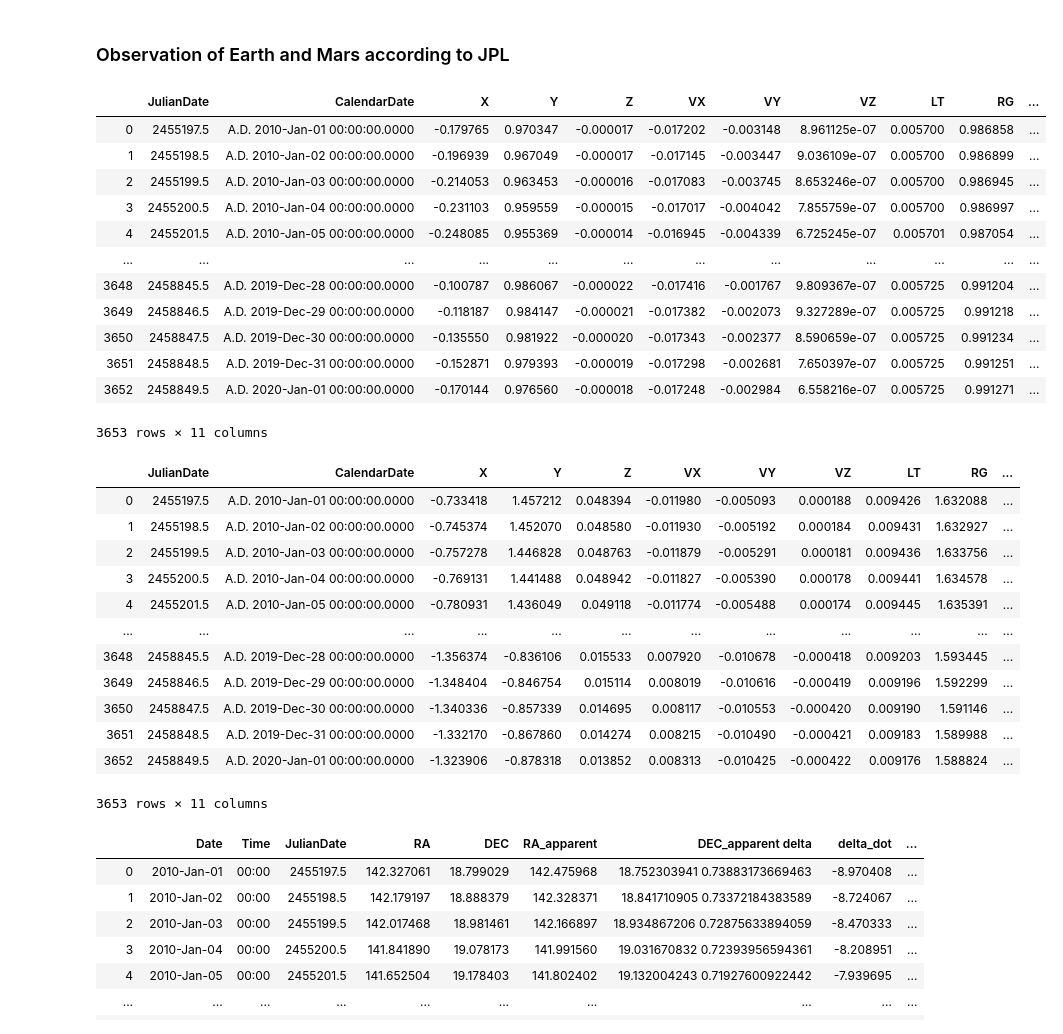
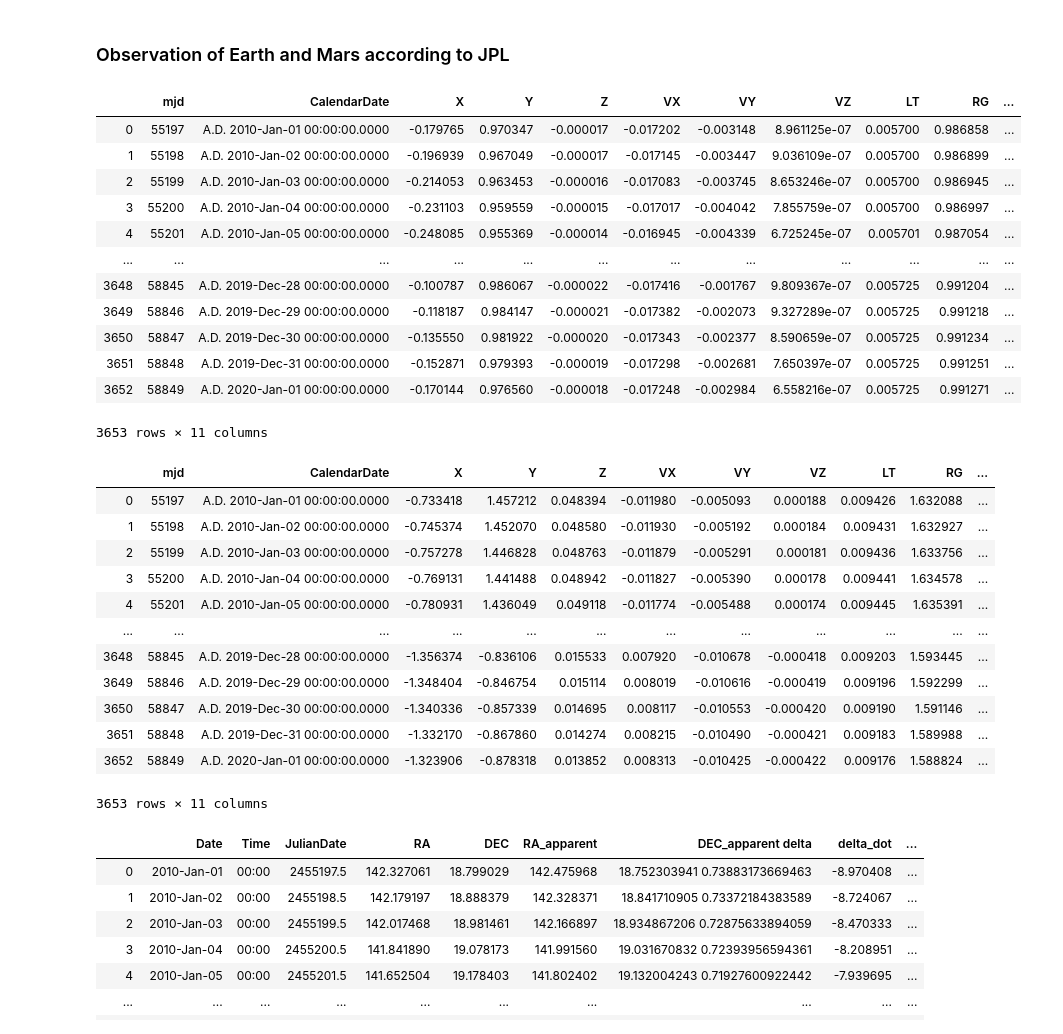
Before and after one commit to memanuel/kepler-sieve, a Jupyter notebook: src/RA_DEC_mars_series.ipynb, the cells around one changed output. Cells and saved outputs as stored; diff of their text form; code cells hidden in the pictures.

Commit message:
added data files for testing; updated notebook

```diff
--- a/src/RA_DEC_mars_series.ipynb
+++ b/src/RA_DEC_mars_series.ipynb
@@ -19,45 +19,60 @@ light_speed
 $0.12023933 \; \mathrm{\frac{AU}{min}}$
 # %% [markdown]
 ### Observation of Earth and Mars according to JPL
+# %%
+def add_mjd_col(df):
+    """Add a new column to a DataFrame with the MJD"""
+    # Add column for mjd
+    df['mjd'] = (df['JulianDate'] - 2400000.5).astype(np.int32)
+    # Order columns
+    columns = df.columns.tolist()
+    n_col = len(columns)
+    columns_new = columns[n_col-1:n_col] + columns[1:n_col-1]
+    df = df[columns_new]
+    return df
 # %%
 # Load the JPL position of Earth as CSV
 df_earth = pd.read_csv('../data/jpl/testing/vectors-earth.txt', index_col=False)
+# Add column for mjd
+df_earth = add_mjd_col(df_earth)
 
 # Display the dataframe
 df_earth
 # %% [output]
-|  | JulianDate | CalendarDate | X | Y | Z | VX | VY | VZ | LT | RG | ... |
-| 0 | 2455197.5 | A.D. 2010-Jan-01 00:00:00.0000 | -0.179765 | 0.970347 | -0.000017 | -0.017202 | -0.003148 | 8.961125e-07 | 0.005700 | 0.986858 | ... |
-| 1 | 2455198.5 | A.D. 2010-Jan-02 00:00:00.0000 | -0.196939 | 0.967049 | -0.000017 | -0.017145 | -0.003447 | 9.036109e-07 | 0.005700 | 0.986899 | ... |
-| 2 | 2455199.5 | A.D. 2010-Jan-03 00:00:00.0000 | -0.214053 | 0.963453 | -0.000016 | -0.017083 | -0.003745 | 8.653246e-07 | 0.005700 | 0.986945 | ... |
-| 3 | 2455200.5 | A.D. 2010-Jan-04 00:00:00.0000 | -0.231103 | 0.959559 | -0.000015 | -0.017017 | -0.004042 | 7.855759e-07 | 0.005700 | 0.986997 | ... |
-| 4 | 2455201.5 | A.D. 2010-Jan-05 00:00:00.0000 | -0.248085 | 0.955369 | -0.000014 | -0.016945 | -0.004339 | 6.725245e-07 | 0.005701 | 0.987054 | ... |
+|  | mjd | CalendarDate | X | Y | Z | VX | VY | VZ | LT | RG | ... |
+| 0 | 55197 | A.D. 2010-Jan-01 00:00:00.0000 | -0.179765 | 0.970347 | -0.000017 | -0.017202 | -0.003148 | 8.961125e-07 | 0.005700 | 0.986858 | ... |
+| 1 | 55198 | A.D. 2010-Jan-02 00:00:00.0000 | -0.196939 | 0.967049 | -0.000017 | -0.017145 | -0.003447 | 9.036109e-07 | 0.005700 | 0.986899 | ... |
+| 2 | 55199 | A.D. 2010-Jan-03 00:00:00.0000 | -0.214053 | 0.963453 | -0.000016 | -0.017083 | -0.003745 | 8.653246e-07 | 0.005700 | 0.986945 | ... |
+| 3 | 55200 | A.D. 2010-Jan-04 00:00:00.0000 | -0.231103 | 0.959559 | -0.000015 | -0.017017 | -0.004042 | 7.855759e-07 | 0.005700 | 0.986997 | ... |
+| 4 | 55201 | A.D. 2010-Jan-05 00:00:00.0000 | -0.248085 | 0.955369 | -0.000014 | -0.016945 | -0.004339 | 6.725245e-07 | 0.005701 | 0.987054 | ... |
 | ... | ... | ... | ... | ... | ... | ... | ... | ... | ... | ... | ... |
-| 3648 | 2458845.5 | A.D. 2019-Dec-28 00:00:00.0000 | -0.100787 | 0.986067 | -0.000022 | -0.017416 | -0.001767 | 9.809367e-07 | 0.005725 | 0.991204 | ... |
-| 3649 | 2458846.5 | A.D. 2019-Dec-29 00:00:00.0000 | -0.118187 | 0.984147 | -0.000021 | -0.017382 | -0.002073 | 9.327289e-07 | 0.005725 | 0.991218 | ... |
-| 3650 | 2458847.5 | A.D. 2019-Dec-30 00:00:00.0000 | -0.135550 | 0.981922 | -0.000020 | -0.017343 | -0.002377 | 8.590659e-07 | 0.005725 | 0.991234 | ... |
-| 3651 | 2458848.5 | A.D. 2019-Dec-31 00:00:00.0000 | -0.152871 | 0.979393 | -0.000019 | -0.017298 | -0.002681 | 7.650397e-07 | 0.005725 | 0.991251 | ... |
-| 3652 | 2458849.5 | A.D. 2020-Jan-01 00:00:00.0000 | -0.170144 | 0.976560 | -0.000018 | -0.017248 | -0.002984 | 6.558216e-07 | 0.005725 | 0.991271 | ... |
+| 3648 | 58845 | A.D. 2019-Dec-28 00:00:00.0000 | -0.100787 | 0.986067 | -0.000022 | -0.017416 | -0.001767 | 9.809367e-07 | 0.005725 | 0.991204 | ... |
+| 3649 | 58846 | A.D. 2019-Dec-29 00:00:00.0000 | -0.118187 | 0.984147 | -0.000021 | -0.017382 | -0.002073 | 9.327289e-07 | 0.005725 | 0.991218 | ... |
+| 3650 | 58847 | A.D. 2019-Dec-30 00:00:00.0000 | -0.135550 | 0.981922 | -0.000020 | -0.017343 | -0.002377 | 8.590659e-07 | 0.005725 | 0.991234 | ... |
+| 3651 | 58848 | A.D. 2019-Dec-31 00:00:00.0000 | -0.152871 | 0.979393 | -0.000019 | -0.017298 | -0.002681 | 7.650397e-07 | 0.005725 | 0.991251 | ... |
+| 3652 | 58849 | A.D. 2020-Jan-01 00:00:00.0000 | -0.170144 | 0.976560 | -0.000018 | -0.017248 | -0.002984 | 6.558216e-07 | 0.005725 | 0.991271 | ... |
 3653 rows × 11 columns
 # %%
 # Load the JPL position of Mars as CSV
 df_mars = pd.read_csv('../data/jpl/testing/vectors-mars.txt', index_col=False)
+# Add column for mjd
+df_mars = add_mjd_col(df_mars)
 
 # Display the dataframe
 df_mars
 # %% [output]
-|  | JulianDate | CalendarDate | X | Y | Z | VX | VY | VZ | LT | RG | ... |
-| 0 | 2455197.5 | A.D. 2010-Jan-01 00:00:00.0000 | -0.733418 | 1.457212 | 0.048394 | -0.011980 | -0.005093 | 0.000188 | 0.009426 | 1.632088 | ... |
-| 1 | 2455198.5 | A.D. 2010-Jan-02 00:00:00.0000 | -0.745374 | 1.452070 | 0.048580 | -0.011930 | -0.005192 | 0.000184 | 0.009431 | 1.632927 | ... |
-| 2 | 2455199.5 | A.D. 2010-Jan-03 00:00:00.0000 | -0.757278 | 1.446828 | 0.048763 | -0.011879 | -0.005291 | 0.000181 | 0.009436 | 1.633756 | ... |
-| 3 | 2455200.5 | A.D. 2010-Jan-04 00:00:00.0000 | -0.769131 | 1.441488 | 0.048942 | -0.011827 | -0.005390 | 0.000178 | 0.009441 | 1.634578 | ... |
-| 4 | 2455201.5 | A.D. 2010-Jan-05 00:00:00.0000 | -0.780931 | 1.436049 | 0.049118 | -0.011774 | -0.005488 | 0.000174 | 0.009445 | 1.635391 | ... |
+|  | mjd | CalendarDate | X | Y | Z | VX | VY | VZ | LT | RG | ... |
+| 0 | 55197 | A.D. 2010-Jan-01 00:00:00.0000 | -0.733418 | 1.457212 | 0.048394 | -0.011980 | -0.005093 | 0.000188 | 0.009426 | 1.632088 | ... |
+| 1 | 55198 | A.D. 2010-Jan-02 00:00:00.0000 | -0.745374 | 1.452070 | 0.048580 | -0.011930 | -0.005192 | 0.000184 | 0.009431 | 1.632927 | ... |
+| 2 | 55199 | A.D. 2010-Jan-03 00:00:00.0000 | -0.757278 | 1.446828 | 0.048763 | -0.011879 | -0.005291 | 0.000181 | 0.009436 | 1.633756 | ... |
+| 3 | 55200 | A.D. 2010-Jan-04 00:00:00.0000 | -0.769131 | 1.441488 | 0.048942 | -0.011827 | -0.005390 | 0.000178 | 0.009441 | 1.634578 | ... |
+| 4 | 55201 | A.D. 2010-Jan-05 00:00:00.0000 | -0.780931 | 1.436049 | 0.049118 | -0.011774 | -0.005488 | 0.000174 | 0.009445 | 1.635391 | ... |
 | ... | ... | ... | ... | ... | ... | ... | ... | ... | ... | ... | ... |
-| 3648 | 2458845.5 | A.D. 2019-Dec-28 00:00:00.0000 | -1.356374 | -0.836106 | 0.015533 | 0.007920 | -0.010678 | -0.000418 | 0.009203 | 1.593445 | ... |
-| 3649 | 2458846.5 | A.D. 2019-Dec-29 00:00:00.0000 | -1.348404 | -0.846754 | 0.015114 | 0.008019 | -0.010616 | -0.000419 | 0.009196 | 1.592299 | ... |
-| 3650 | 2458847.5 | A.D. 2019-Dec-30 00:00:00.0000 | -1.340336 | -0.857339 | 0.014695 | 0.008117 | -0.010553 | -0.000420 | 0.009190 | 1.591146 | ... |
-| 3651 | 2458848.5 | A.D. 2019-Dec-31 00:00:00.0000 | -1.332170 | -0.867860 | 0.014274 | 0.008215 | -0.010490 | -0.000421 | 0.009183 | 1.589988 | ... |
-| 3652 | 2458849.5 | A.D. 2020-Jan-01 00:00:00.0000 | -1.323906 | -0.878318 | 0.013852 | 0.008313 | -0.010425 | -0.000422 | 0.009176 | 1.588824 | ... |
+| 3648 | 58845 | A.D. 2019-Dec-28 00:00:00.0000 | -1.356374 | -0.836106 | 0.015533 | 0.007920 | -0.010678 | -0.000418 | 0.009203 | 1.593445 | ... |
+| 3649 | 58846 | A.D. 2019-Dec-29 00:00:00.0000 | -1.348404 | -0.846754 | 0.015114 | 0.008019 | -0.010616 | -0.000419 | 0.009196 | 1.592299 | ... |
+| 3650 | 58847 | A.D. 2019-Dec-30 00:00:00.0000 | -1.340336 | -0.857339 | 0.014695 | 0.008117 | -0.010553 | -0.000420 | 0.009190 | 1.591146 | ... |
+| 3651 | 58848 | A.D. 2019-Dec-31 00:00:00.0000 | -1.332170 | -0.867860 | 0.014274 | 0.008215 | -0.010490 | -0.000421 | 0.009183 | 1.589988 | ... |
+| 3652 | 58849 | A.D. 2020-Jan-01 00:00:00.0000 | -1.323906 | -0.878318 | 0.013852 | 0.008313 | -0.010425 | -0.000422 | 0.009176 | 1.588824 | ... |
 3653 rows × 11 columns
 # %%
 # Load the JPL RA and DEC for Mars as fixed width file
```
Also changed, not shown: parts of 15 cells of this notebook, 39 other files.
